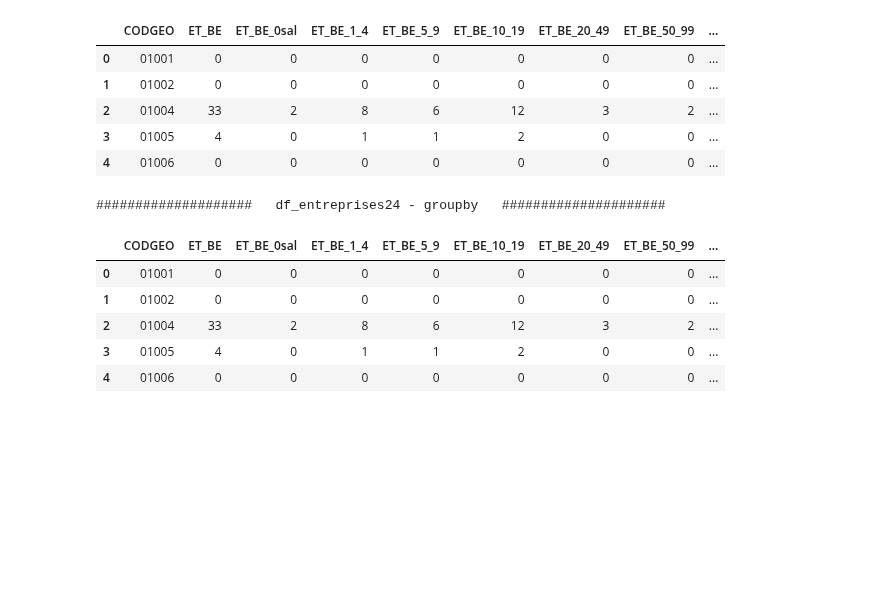
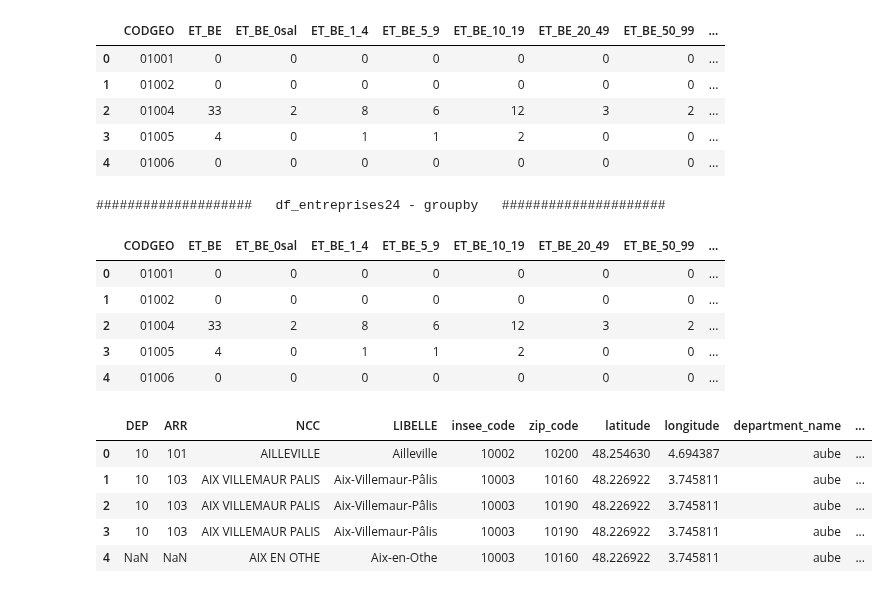
Before and after one commit to nkostiuk/french-industry, a Jupyter notebook: notebooks/MXC-FI - Notebook Travail Maxime.ipynb, the cells around one changed output. Drawn from its saved outputs; the diff is of its cells as text; code cells hidden in the pictures; blank space fills up the shorter version.

```diff
--- a/notebooks/MXC-FI - Notebook Travail Maxime.ipynb
+++ b/notebooks/MXC-FI - Notebook Travail Maxime.ipynb
@@ -55,26 +60,27 @@ display(population.head())
 | 4 | COM | 01001 | L'Abergement-Clémenciat | 11 | 10 | 1 | 20 |
 # %%
 #Imports des données additionnelles (DatasGouv)
+
+df_communes = pd.read_csv('../data/Datas Gouv/2024-communes - (SourcesDataGouv).csv',sep=',')
+print("####################  Communes   #####################")
+display(df_communes.head())
+
+df_comm_dept_reg = pd.read_csv('../data/Datas Gouv/2024_communes & departements & regions - (SourcesDataGouv).csv',sep=',')
+print("####################  Communes / Départements / Régions   #####################")
+display(df_comm_dept_reg.head())
+
+df_dept_chefslieux = pd.read_csv('../data/Datas Gouv/2024_departements & chef-lieux - (SourcesDataGouv).csv',sep=',')
+print("####################  Départements / Chefs-Lieux   #####################")
+display(df_dept_chefslieux.head())
+
+df_reg_chefslieux = pd.read_csv('../data/Datas Gouv/2024_regions & chef-lieux - (SourcesDataGouv).csv',sep=',')
+print("####################  Régions / Chefs-Lieux   #####################")
+display(df_reg_chefslieux.head())
+
 df_GPS = pd.read_csv('../data/Datas Gouv/2022_Coordonnées GPS_Villes - (Sources DataGouv).csv',sep=';')
 print("####################   df_GPS   #####################")
 display(df_GPS.head())
 
-df_communes_depts_regions = pd.read_csv('../data/Datas Gouv/2024_communes & departements & regions - (SourcesDataGouv).csv')
-print("####################   df_communes_depts_regions   #####################")
-display(df_communes_depts_regions.head())
-
-df_depts_cheflieux = pd.read_csv('../data/Datas Gouv/2024_departements & chef-lieux - (SourcesDataGouv).csv')
-print("####################   df_depts_cheflieux   #####################")
-display(df_depts_cheflieux.head())
-
-df_regions_cheflieux = pd.read_csv('../data/Datas Gouv/2024_regions & chef-lieux - (SourcesDataGouv).csv')
-print("####################   df_regions_cheflieux   #####################")
-display(df_regions_cheflieux.head())
-
-df_communes = pd.read_csv('../data/Datas Gouv/2024-communes - (SourcesDataGouv).csv')
-print("####################   df_communes   #####################")
-display(df_communes.head())
-
 df_entreprises24_All = pd.read_csv('../data/Datas Gouv/2024-TD_FLORES2021_NA05_TREF_NBETAB - (SourcesDatasGouv).csv',sep=';')
 print("####################   df_entreprises24_All   #####################")
 display(df_entreprises24_All.head())
@@ -167,3 +173,17 @@ display(df_entreprises24.head())
 #Commune : Code Commune, Code postal, Nom Commune complet, Longitude, Latitude, éloignement chef lieu
 #Département : Code Département,  Nom Département
 #Région : Code Région, Nom Région, CP chef lieu, nom chef lieu, latitude Chef lieu, longitude Chef lieu
+# %%
+#MERGE de Communes 2024 et GPS 2022
+df_temp1=df_communes.merge(df_GPS,left_on='COM',right_on='insee_code')
+#df_temp1.columns
+
+df_temp1=df_temp1.drop(['REG','TYPECOM', 'COM', 'CTCD', 'TNCC', 'NCCENR','CAN', 'COMPARENT', 'city_code', 'label', 'department_number', 'region_name'],axis=1)
+display(df_temp1.head())
+# %% [output]
+|  | DEP | ARR | NCC | LIBELLE | insee_code | zip_code | latitude | longitude | department_name | ... |
+| 0 | 10 | 101 | AILLEVILLE | Ailleville | 10002 | 10200 | 48.254630 | 4.694387 | aube | ... |
+| 1 | 10 | 103 | AIX VILLEMAUR PALIS | Aix-Villemaur-Pâlis | 10003 | 10160 | 48.226922 | 3.745811 | aube | ... |
+| 2 | 10 | 103 | AIX VILLEMAUR PALIS | Aix-Villemaur-Pâlis | 10003 | 10190 | 48.226922 | 3.745811 | aube | ... |
+| 3 | 10 | 103 | AIX VILLEMAUR PALIS | Aix-Villemaur-Pâlis | 10003 | 10190 | 48.226922 | 3.745811 | aube | ... |
+| 4 | NaN | NaN | AIX EN OTHE | Aix-en-Othe | 10003 | 10160 | 48.226922 | 3.745811 | aube | ... |
```
Also changed, not shown: parts of 13 cells of this notebook, 8 other files.
